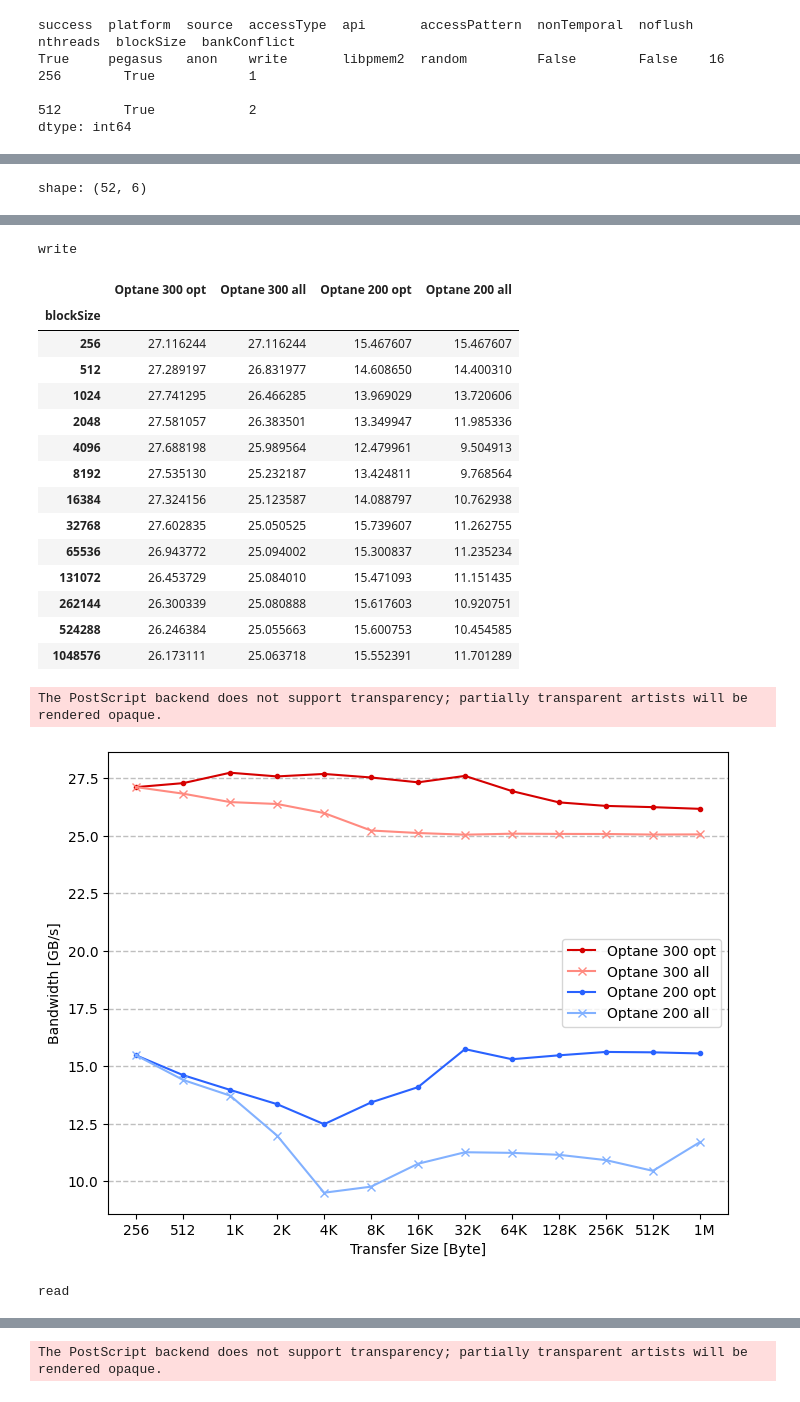
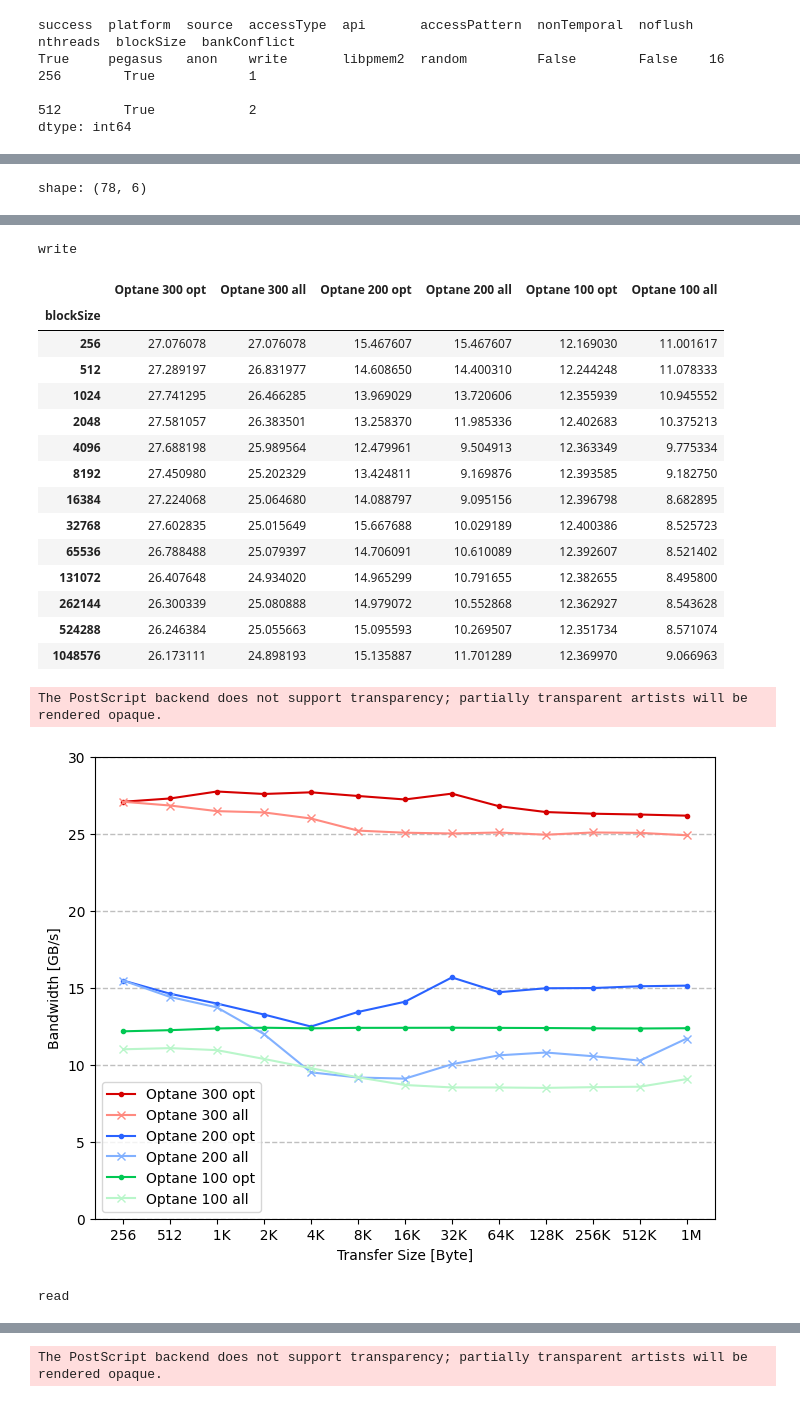
Before and after one commit to range3/pmembench, a Jupyter notebook: eval/plot/pmem2bench.ipynb, the cells around one changed output, grey strips where cells are left out. Drawn from its saved outputs; the diff is of its cells as text; code cells hidden in the pictures.

Commit message:
Update figures: comp-opt-all

```diff
--- a/eval/plot/pmem2bench.ipynb
+++ b/eval/plot/pmem2bench.ipynb
@@ -55,14 +55,14 @@ job_group = (
     # ("chris80/pmem2bench/2023.07.18-11.43.04", {"platform": "chris80", "loadApi": "libpmem2"}), # 6 GiB / thread, bank conflict
     # --v0.2.0--
     # ('pegasus/pmem2bench/2023.07.18-14.09.10', {"platform": "pegasus", "loadApi": "libpmem2"}), # noflush/nodrain store
-    ('pegasus/pmem2bench/2023.07.18-14.25.02', {"platform": "pegasus", "loadApi": "libpmem2"}), # t-store
-    ('pegasus/pmem2bench/2023.07.18-15.25.31', {"platform": "pegasus", "loadApi": "libpmem2"}), # nt-store
+    # ('pegasus/pmem2bench/2023.07.18-14.25.02', {"platform": "pegasus", "loadApi": "libpmem2"}), # t-store
+    # ('pegasus/pmem2bench/2023.07.18-15.25.31', {"platform": "pegasus", "loadApi": "libpmem2"}), # nt-store
     # ('pegasus/pmem2bench/2023.07.18-16.02.41', {"platform": "pegasus", "loadApi": "libpmem2"}), # padding 2M
     # ('pegasus/pmem2bench/2023.07.18-17.13.02', {"platform": "pegasus", "loadApi": "libpmem2"}), # padding 4K
     # ('pegasus/pmem2bench/2023.07.18-17.20.58', {"platform": "pegasus", "loadApi": "libpmem2"}), # padding 2M + 4K
-    ('chris90/pmem2bench/2023.07.18-14.27.12', {"platform": "chris90", "loadApi": "libpmem2"}), # padding 4K
-    ('chris80/pmem2bench/2023.07.18-15.12.08', {"platform": "chris80", "loadApi": "libpmem2"}), # padding 4K
-    ('chris80/pmem2bench/2023.07.18-19.58.03', {"platform": "chris80", "loadApi": "libpmem2"}), # padding 16K, bank conflict
+    # ('chris90/pmem2bench/2023.07.18-14.27.12', {"platform": "chris90", "loadApi": "libpmem2"}), # padding 4K
+    # ('chris80/pmem2bench/2023.07.18-15.12.08', {"platform": "chris80", "loadApi": "libpmem2"}), # padding 4K
+    # ('chris80/pmem2bench/2023.07.18-19.58.03', {"platform": "chris80", "loadApi": "libpmem2"}), # padding 16K, bank conflict
 )
 
 def parse_result(json_file: Path):
@@ -108,7 +108,8 @@ df_params["device"] = np.select([
     "Optane 300",
     "Optane 200",
     "Optane 100",
-])
+],
+default="unknown")
 
 df_params["ndimms"] = np.select([
     (df_params.platform.isin(["pegasus", "chris90"])),
@@ -124,7 +125,8 @@ df_params["api"] = np.select([
 ], [
     "libpmem2",
     "libc",
-])
+],
+default="unknown")
 
 df_params["bankConflict"] = (df_params.stripeSize // df_params.nthreads + df_params.paddingSize) % (df_params.ndimms * 4*1024) == 0
 
@@ -417,7 +415,7 @@ The PostScript backend does not support transparency; partially transparent arti
 The PostScript backend does not support transparency; partially transparent artists will be rendered opaque.
 # %%
 groupby = ["device", "accessType", "nthreads", "blockSize"]
-device_list = ["Optane 300", "Optane 200"]
+device_list = ["Optane 300", "Optane 200", "Optane 100"]
 df = (
     pl.DataFrame(df_filtered)
     .filter(
@@ -494,9 +492,10 @@ for access in ["write", "read"]:
     ax.grid(which="major", axis="y", alpha=0.8, linestyle="--", linewidth=1)
     ax.set_xscale("log", base=2)
     ax.set_xticks(df_plot.index, [pretty_fmt(x, suffix="") for x in df_plot.index])
+    ax.set_ylim(0, 90 if access == "read" else 30)
     save(fig, f"pmembench-devdax-{access}-bw-comp-opt-all")
     plt.show()
 # %% [output]
-shape: (52, 6)
+shape: (78, 6)
 | device | accessType | blockSize | optThreadBW | nthreads | maxThreadBW |
 | str | str | i64 | f64 | i64 | f64 |
@@ -514,19 +513,19 @@ shape: (52, 6)
 write
-|  | Optane 300 opt | Optane 300 all | Optane 200 opt | Optane 200 all |
-| blockSize |  |  |  |  |
-| 256 | 27.116244 | 27.116244 | 15.467607 | 15.467607 |
-| 512 | 27.289197 | 26.831977 | 14.608650 | 14.400310 |
-| 1024 | 27.741295 | 26.466285 | 13.969029 | 13.720606 |
-| 2048 | 27.581057 | 26.383501 | 13.349947 | 11.985336 |
-| 4096 | 27.688198 | 25.989564 | 12.479961 | 9.504913 |
-| 8192 | 27.535130 | 25.232187 | 13.424811 | 9.768564 |
-| 16384 | 27.324156 | 25.123587 | 14.088797 | 10.762938 |
-| 32768 | 27.602835 | 25.050525 | 15.739607 | 11.262755 |
-| 65536 | 26.943772 | 25.094002 | 15.300837 | 11.235234 |
-| 131072 | 26.453729 | 25.084010 | 15.471093 | 11.151435 |
-| 262144 | 26.300339 | 25.080888 | 15.617603 | 10.920751 |
-| 524288 | 26.246384 | 25.055663 | 15.600753 | 10.454585 |
-| 1048576 | 26.173111 | 25.063718 | 15.552391 | 11.701289 |
+|  | Optane 300 opt | Optane 300 all | Optane 200 opt | Optane 200 all | Optane 100 opt | Optane 100 all |
+| blockSize |  |  |  |  |  |  |
+| 256 | 27.076078 | 27.076078 | 15.467607 | 15.467607 | 12.169030 | 11.001617 |
+| 512 | 27.289197 | 26.831977 | 14.608650 | 14.400310 | 12.244248 | 11.078333 |
+| 1024 | 27.741295 | 26.466285 | 13.969029 | 13.720606 | 12.355939 | 10.945552 |
+| 2048 | 27.581057 | 26.383501 | 13.258370 | 11.985336 | 12.402683 | 10.375213 |
+| 4096 | 27.688198 | 25.989564 | 12.479961 | 9.504913 | 12.363349 | 9.775334 |
+| 8192 | 27.450980 | 25.202329 | 13.424811 | 9.169876 | 12.393585 | 9.182750 |
+| 16384 | 27.224068 | 25.064680 | 14.088797 | 9.095156 | 12.396798 | 8.682895 |
+| 32768 | 27.602835 | 25.015649 | 15.667688 | 10.029189 | 12.400386 | 8.525723 |
+| 65536 | 26.788488 | 25.079397 | 14.706091 | 10.610089 | 12.392607 | 8.521402 |
+| 131072 | 26.407648 | 24.934020 | 14.965299 | 10.791655 | 12.382655 | 8.495800 |
+| 262144 | 26.300339 | 25.080888 | 14.979072 | 10.552868 | 12.362927 | 8.543628 |
+| 524288 | 26.246384 | 25.055663 | 15.095593 | 10.269507 | 12.351734 | 8.571074 |
+| 1048576 | 26.173111 | 24.898193 | 15.135887 | 11.701289 | 12.369970 | 9.066963 |
 The PostScript backend does not support transparency; partially transparent artists will be rendered opaque.
-[figure, old version]
+[figure, new version]
 read
```
Also changed, not shown: parts of 5 cells of this notebook, 21 other files.
